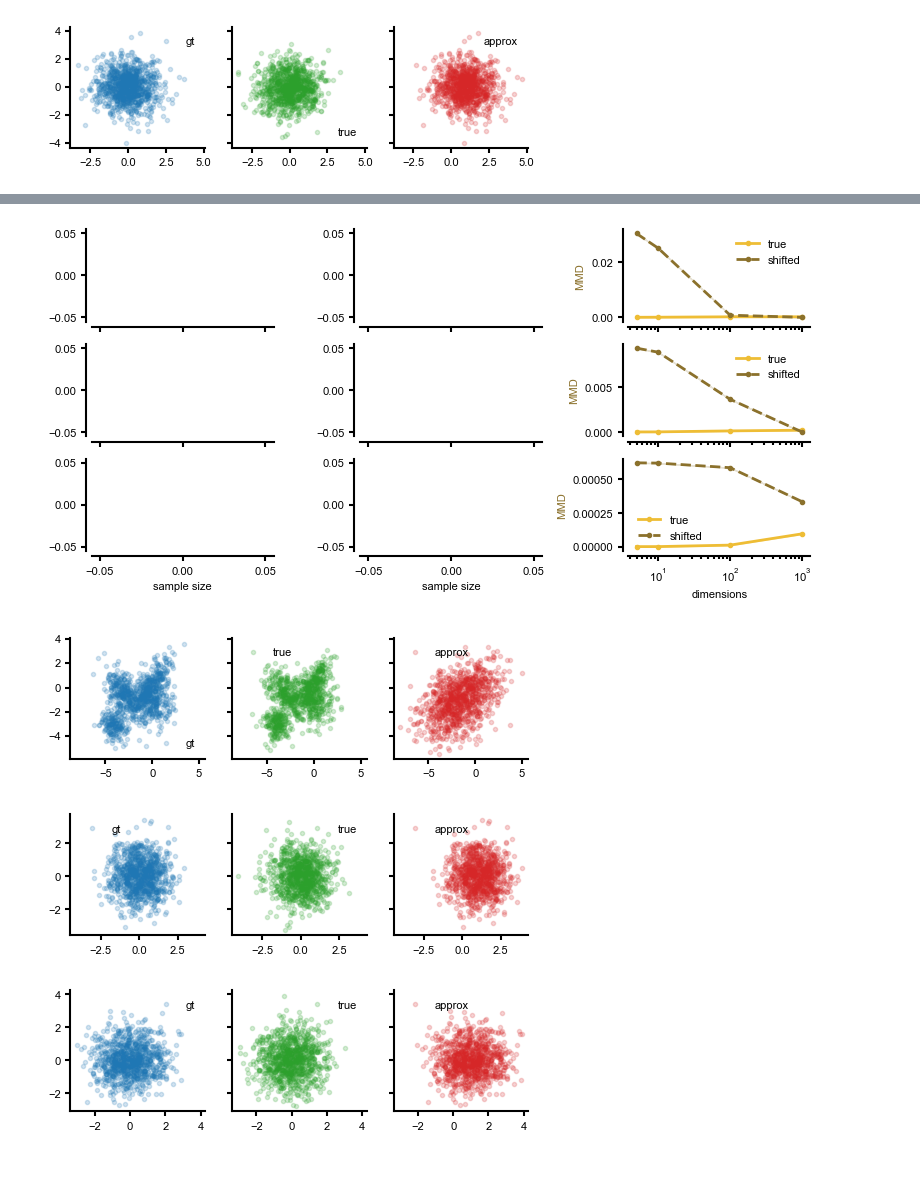
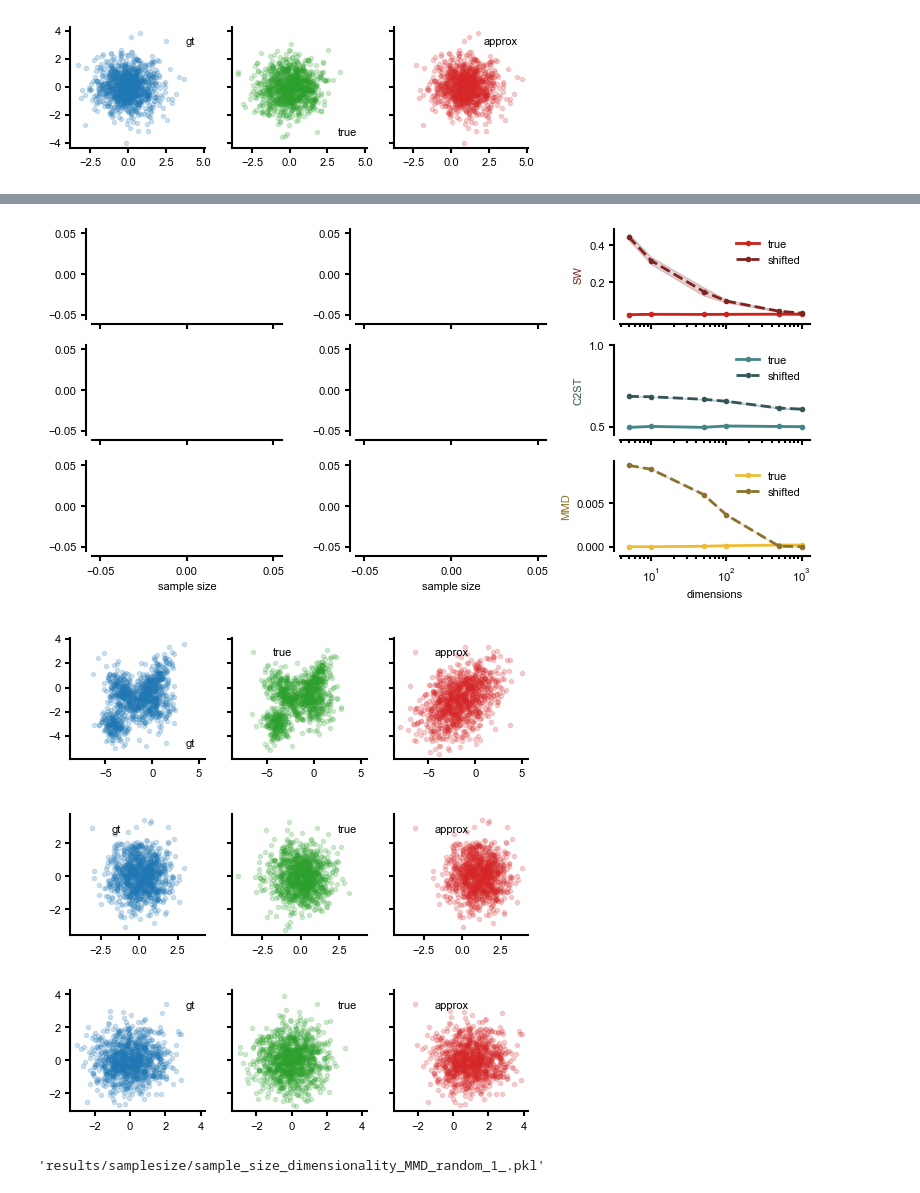
Before and after one commit to mackelab/labproject, a Jupyter notebook: docs/notebooks/sample_size_dim_scaling.ipynb, the cells around one changed output, grey strips where cells are left out. Saved outputs shown, nothing was run; the diff lists cells and outputs as text; code cells hidden in the pictures.

```diff
--- a/docs/notebooks/sample_size_dim_scaling.ipynb
+++ b/docs/notebooks/sample_size_dim_scaling.ipynb
@@ -418,7 +423,7 @@ for dd, ds in enumerate(cfg.data):
                                                     dataset2=dataset2,
                                                     dataset_size = cfg.n[dd],
                                                     dim_sizes=cfg.dim_sizes,
-                                                    nb_runs = cfg.runs)
+                                                    nb_runs = cfg.runs if exp_name == 'ScaleDimSW' else 2)
                 time_end = time.time()
                 print(f"Experiment {exp_name} finished in {time_end - time_start}")
 
@@ -448,8 +453,8 @@ axes2[-1,1].set_xlabel('sample size')
 
 fig2.tight_layout()
 print(f"Plots saved to {cfg.data}.png")
-fig2.savefig(f"./results/plots/metric_comparison_sample_size_and_temporal{cfg.data}_{cfg.mmd_bandwidth}_testBW.png", dpi=300)
-fig2.savefig(f"./results/plots/metric_comparison_sample_size_and_temporal{cfg.data}_{cfg.mmd_bandwidth}_testBW.pdf", dpi=300)
+fig2.savefig(f"./results/plots/metric_comparison_sample_size_and_temporal{cfg.data}_C2ST.png", dpi=300)
+fig2.savefig(f"./results/plots/metric_comparison_sample_size_and_temporal{cfg.data}_C2ST.pdf", dpi=300)
 
 print("Finished running experiments.")
 # %% [output]
@@ -470,7 +475,11 @@ Experiment ScaleDimMMD finished in 29.432411193847656
 Numerical results saved to results/samplesize/sample_size_dimensionality_MMD_random_1_.pkl
 Plots saved to ['toy_2d', 'random', 'random'].png
 Finished running experiments.
-[figure, old version]
+[figure, new version]
 [figure]
 [figure]
 [figure]
+# %%
+log_path
+# %% [output]
+'results/samplesize/sample_size_dimensionality_MMD_random_1_.pkl'
```
Also changed, not shown: parts of 3 cells of this notebook, 1 other file.
